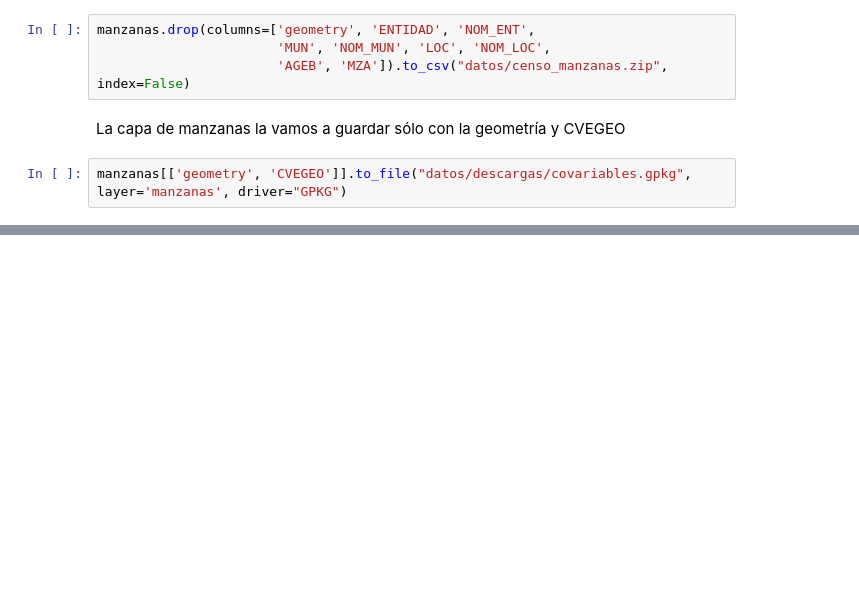
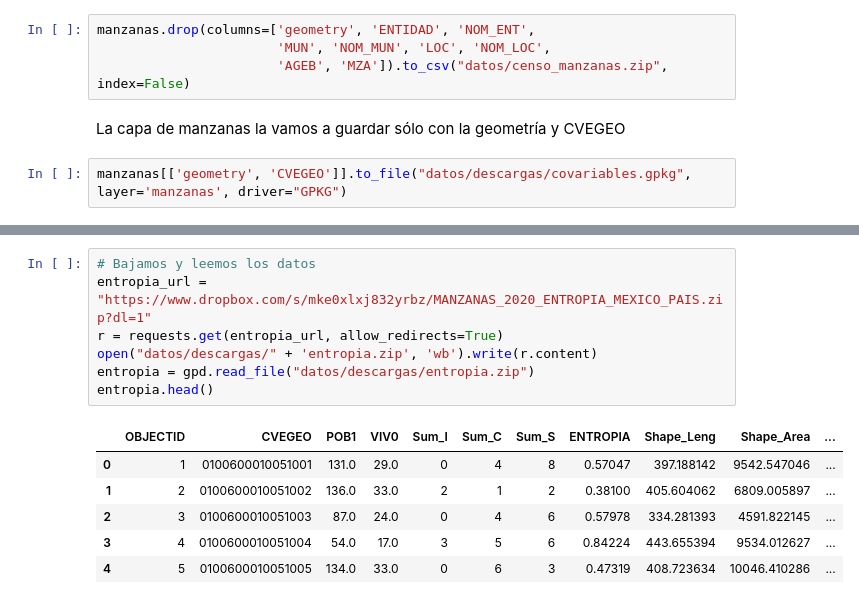
Before and after one commit to CentroGeo/criminologia_cdmx, a Jupyter notebook: _Bases_indicadores.ipynb, the cells around one changed output, grey strips where cells are left out. Drawn from its saved outputs; the diff is of its cells as text; blank space fills up the shorter version.

```diff
--- a/_Bases_indicadores.ipynb
+++ b/_Bases_indicadores.ipynb
@@ -160,0 +159,14 @@ list(manzanas.columns)
+# %%
+# Bajamos y leemos los datos
+entropia_url = "https://www.dropbox.com/s/mke0xlxj832yrbz/MANZANAS_2020_ENTROPIA_MEXICO_PAIS.zip?dl=1"
+r = requests.get(entropia_url, allow_redirects=True)
+open("datos/descargas/" + 'entropia.zip', 'wb').write(r.content)
+entropia = gpd.read_file("datos/descargas/entropia.zip")
+entropia.head()
+# %% [output]
+|  | OBJECTID | CVEGEO | POB1 | VIV0 | Sum_I | Sum_C | Sum_S | ENTROPIA | Shape_Leng | Shape_Area | ... |
+| 0 | 1 | 0100600010051001 | 131.0 | 29.0 | 0 | 4 | 8 | 0.57047 | 397.188142 | 9542.547046 | ... |
+| 1 | 2 | 0100600010051002 | 136.0 | 33.0 | 2 | 1 | 2 | 0.38100 | 405.604062 | 6809.005897 | ... |
+| 2 | 3 | 0100600010051003 | 87.0 | 24.0 | 0 | 4 | 6 | 0.57978 | 334.281393 | 4591.822145 | ... |
+| 3 | 4 | 0100600010051004 | 54.0 | 17.0 | 3 | 5 | 6 | 0.84224 | 443.655394 | 9534.012627 | ... |
+| 4 | 5 | 0100600010051005 | 134.0 | 33.0 | 0 | 6 | 3 | 0.47319 | 408.723634 | 10046.410286 | ... |
```
Also changed, not shown: parts of 8 cells of this notebook, 1 other file.
